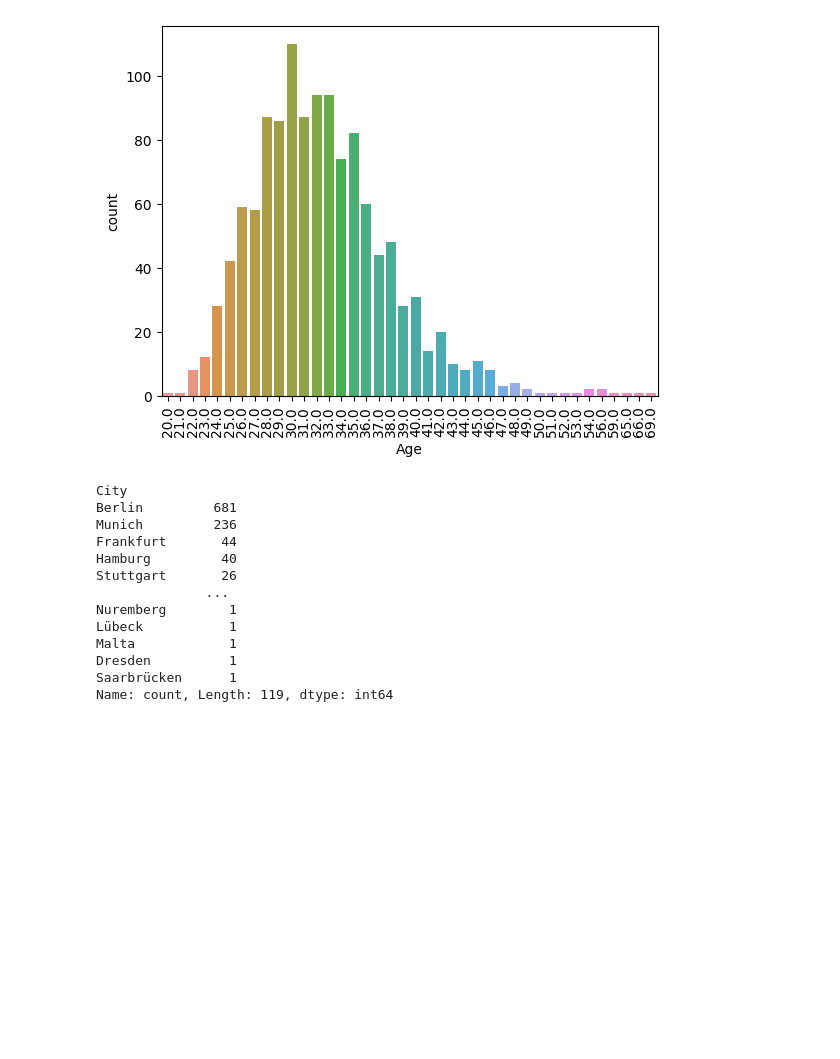
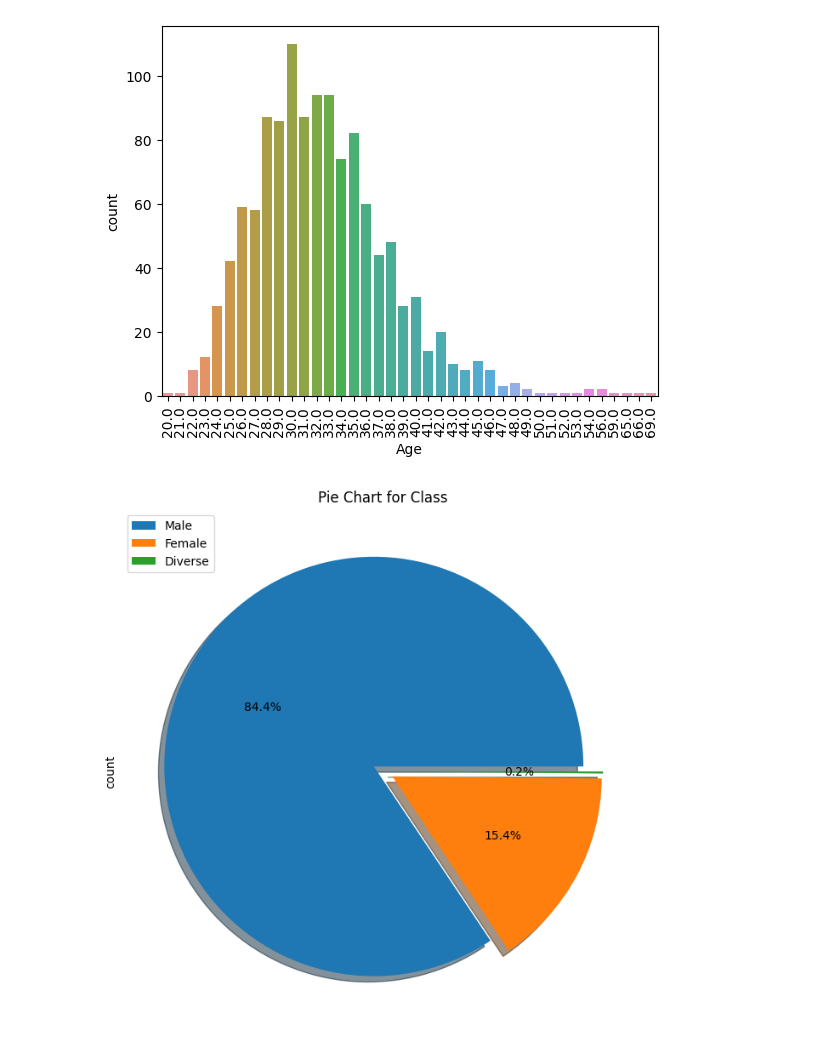
Before and after one commit to T2ABIZZY/IT_Salary_Survey_EU-_2020_EDA, a Jupyter notebook: IT_Salary_survey_EDA.ipynb, the cells around one changed output. Drawn from its saved outputs; the diff is of its cells as text; code cells hidden in the pictures; blank space fills up the shorter version.

```diff
--- a/IT_Salary_survey_EDA.ipynb
+++ b/IT_Salary_survey_EDA.ipynb
@@ -72,19 +60,10 @@ ax = sns.countplot(x="Age",data=df)
 a=ax.set_xticklabels(ax.get_xticklabels(),rotation=90)
 # %% [output]
 [figure]
-# %%
-df["City"].value_counts()
-# %% [output]
-City
-Berlin         681
-Munich         236
-Frankfurt       44
-Hamburg         40
-Stuttgart       26
-              ...
-Nuremberg        1
-Lübeck           1
-Malta            1
-Dresden          1
-Saarbrücken      1
-Name: count, Length: 119, dtype: int64
+# %%
+df["Gender"].value_counts().plot.pie(explode=[0.05, 0.05,0.05], autopct='%1.1f%%',labels=['','',''], shadow=True, figsize=(8,8))
+plt.title('Pie Chart for Class')
+plt.legend(loc='upper left',labels=df['Gender'].value_counts().index)
+plt.show()
+# %% [output]
+[figure, added]
```
Also changed, not shown: parts of 6 cells of this notebook.
